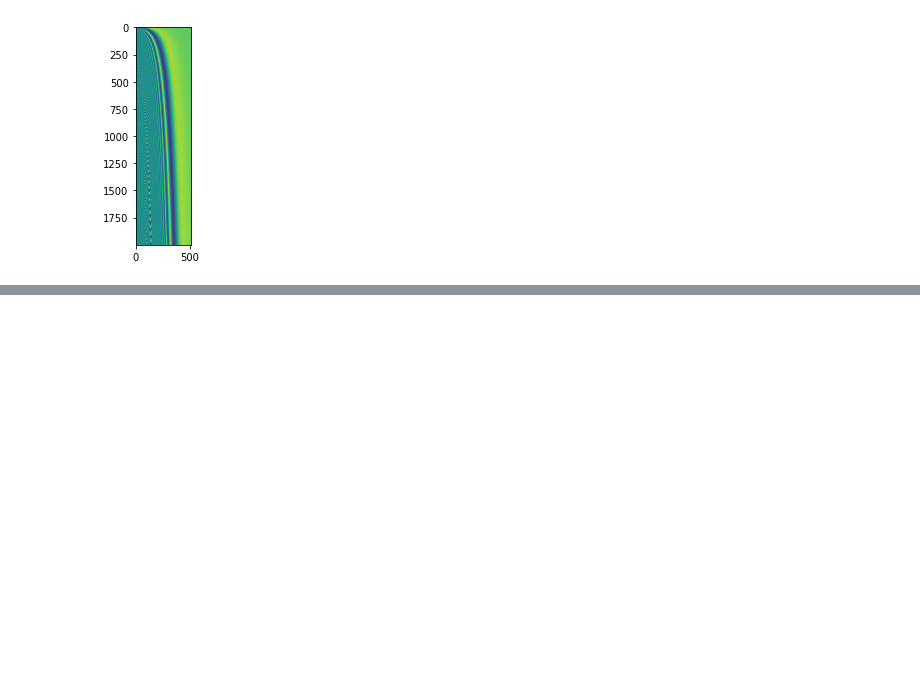
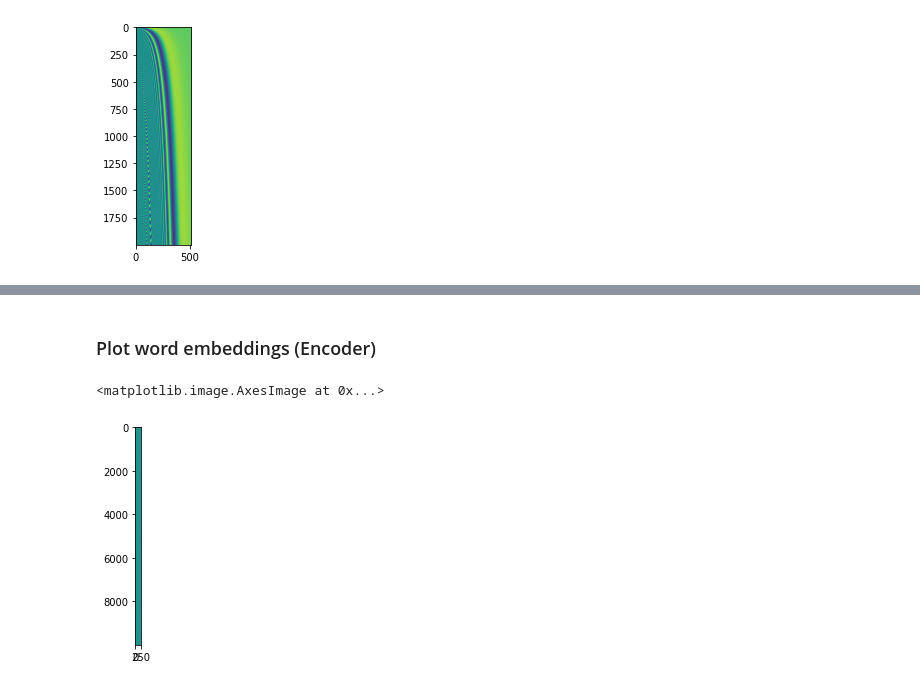
Before and after one commit to salvacarrion/mltests-old, a Jupyter notebook: seq2seq/transformers/jupyters/3_dev_tests.ipynb, the cells around one changed output, grey strips where cells are left out. Cells and saved outputs as stored; diff of their text form; code cells hidden in the pictures; blank space fills up the shorter version.

```diff
--- a/seq2seq/transformers/jupyters/3_dev_tests.ipynb
+++ b/seq2seq/transformers/jupyters/3_dev_tests.ipynb
@@ -75,0 +138,11 @@ plt.imshow(pos_enc)
+# %% [markdown]
+### Plot word embeddings (Encoder)
+# %%
+%matplotlib inline
+
+# Encoder: Positional encodings
+enc_word_emb = model.encoder.tok_embedding.weight.detach().cpu()
+plt.imshow(enc_word_emb)
+# %% [output]
+<matplotlib.image.AxesImage at 0x...>
+[figure, added]
```
Also changed, not shown: parts of 14 cells of this notebook.
